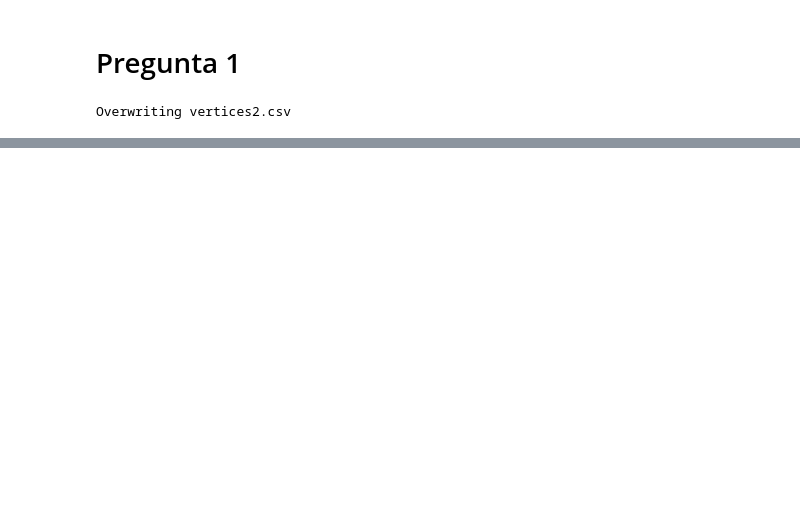
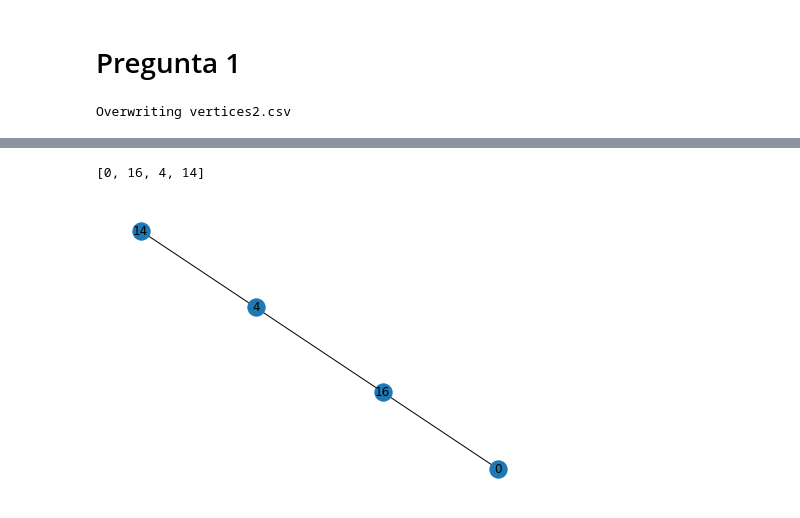
Before and after one commit to leocesias/tf-202010773-20201b333-201710310, a Jupyter notebook: Final.ipynb, the cells around one changed output, grey strips where cells are left out. Drawn from its saved outputs; the diff is of its cells as text; code cells hidden in the pictures; blank space fills up the shorter version.

```diff
--- a/Final.ipynb
+++ b/Final.ipynb
@@ -140,0 +247,5 @@ if __name__=="__main__":
+# %%
+dijkstra(0,14)
+# %% [output]
+[0, 16, 4, 14]
+[figure, added]
```
Also changed, not shown: parts of 7 cells of this notebook.
